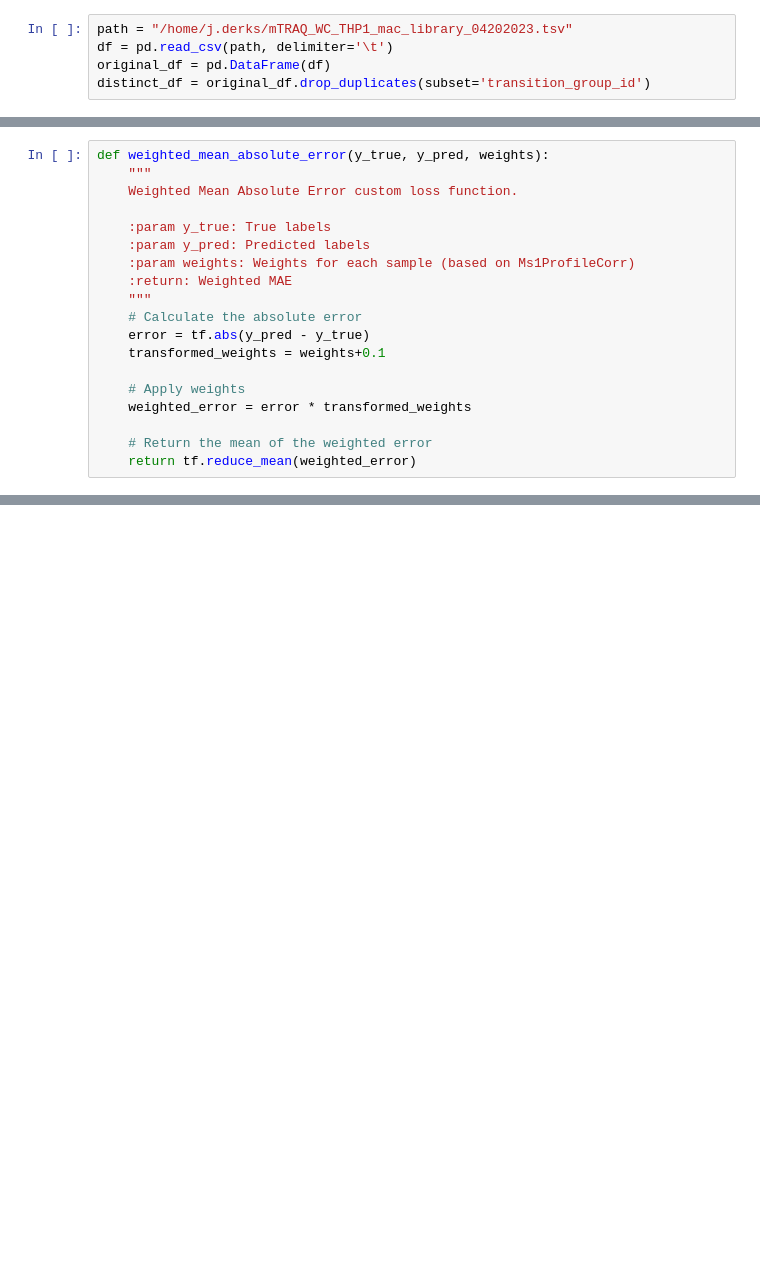
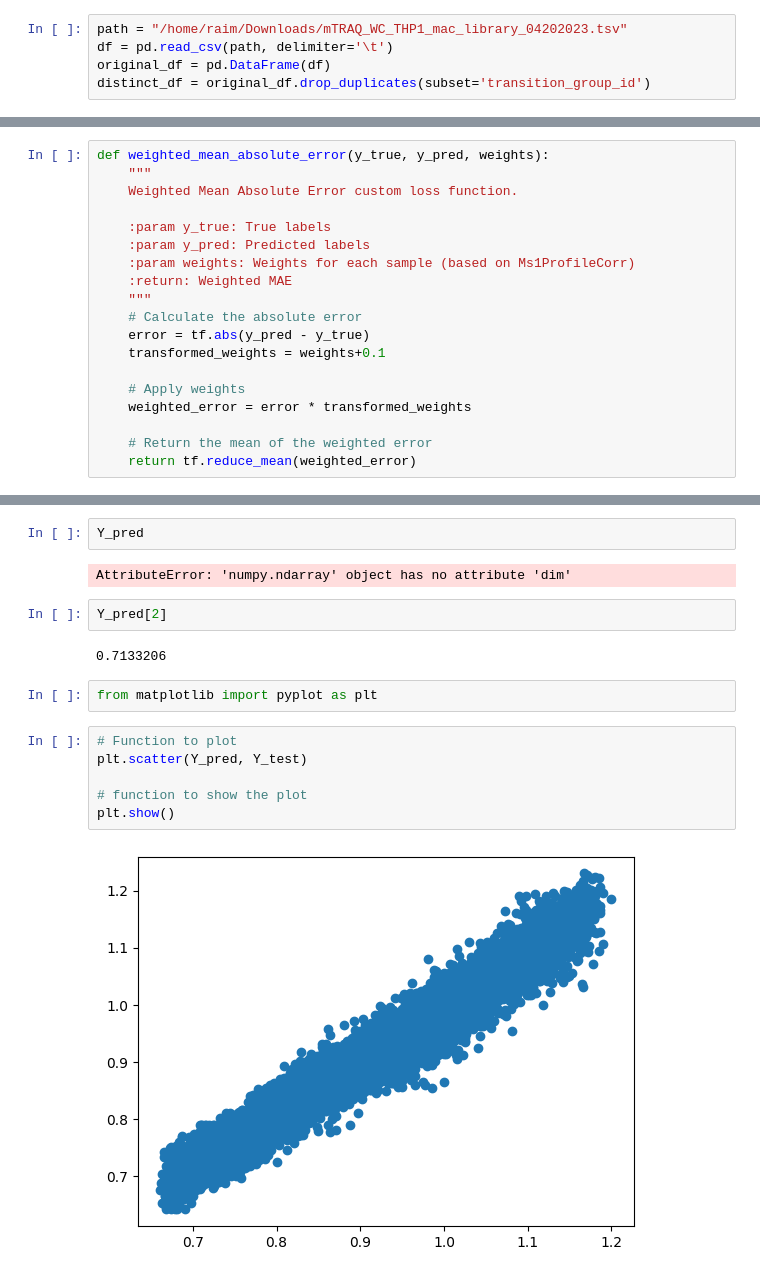
Before and after one commit to raim/mistrans, a Jupyter notebook: scripts/DNN.ipynb, the cells around one changed output, grey strips where cells are left out. Saved outputs shown, nothing was run; the diff lists cells and outputs as text; blank space fills up the shorter version.

```diff
--- a/scripts/DNN.ipynb
+++ b/scripts/DNN.ipynb
@@ -6,7 +6,7 @@ from sklearn.model_selection import train_test_split
 from sklearn.neighbors import KernelDensity
 from sklearn.metrics import r2_score
 # %%
-path = "/home/j.derks/mTRAQ_WC_THP1_mac_library_04202023.tsv"
+path = "/home/raim/Downloads/mTRAQ_WC_THP1_mac_library_04202023.tsv"
 df = pd.read_csv(path, delimiter='\t')
 original_df = pd.DataFrame(df)
 distinct_df = original_df.drop_duplicates(subset='transition_group_id')
@@ -101,0 +143,18 @@ model.save(f'IM_model')
+# %%
+Y_pred
+# %% [output]
+AttributeError: 'numpy.ndarray' object has no attribute 'dim'
+# %%
+Y_pred[2]
+# %% [output]
+0.7133206
+# %%
+from matplotlib import pyplot as plt
+# %%
+# Function to plot
+plt.scatter(Y_pred, Y_test)
+
+# function to show the plot
+plt.show()
+# %% [output]
+[figure, added]
```
Also changed, not shown: parts of 2 cells of this notebook.
